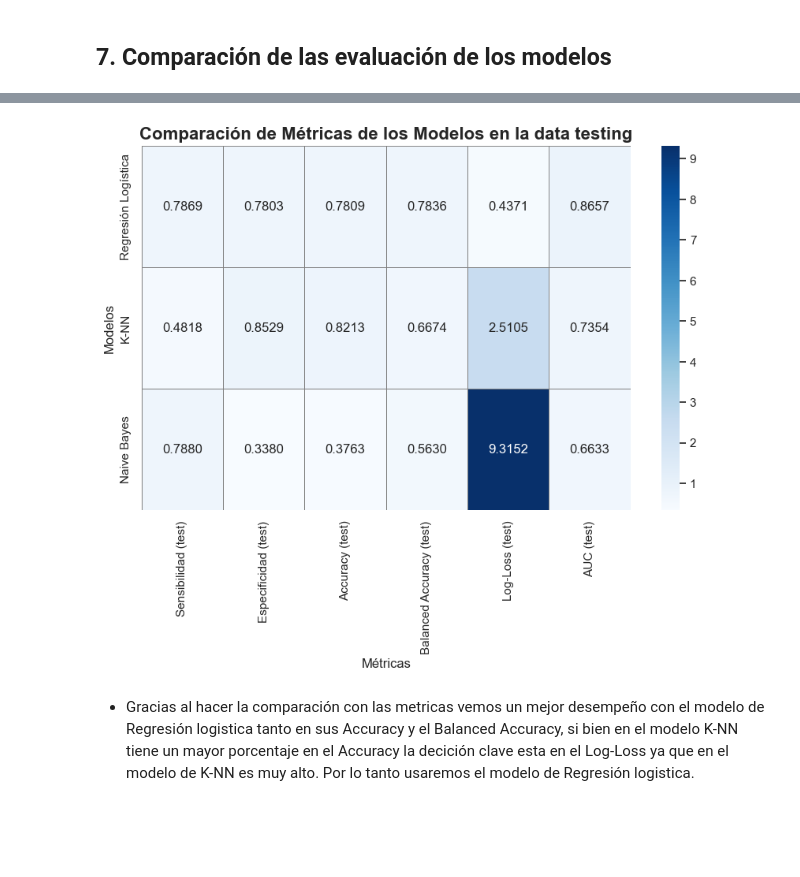
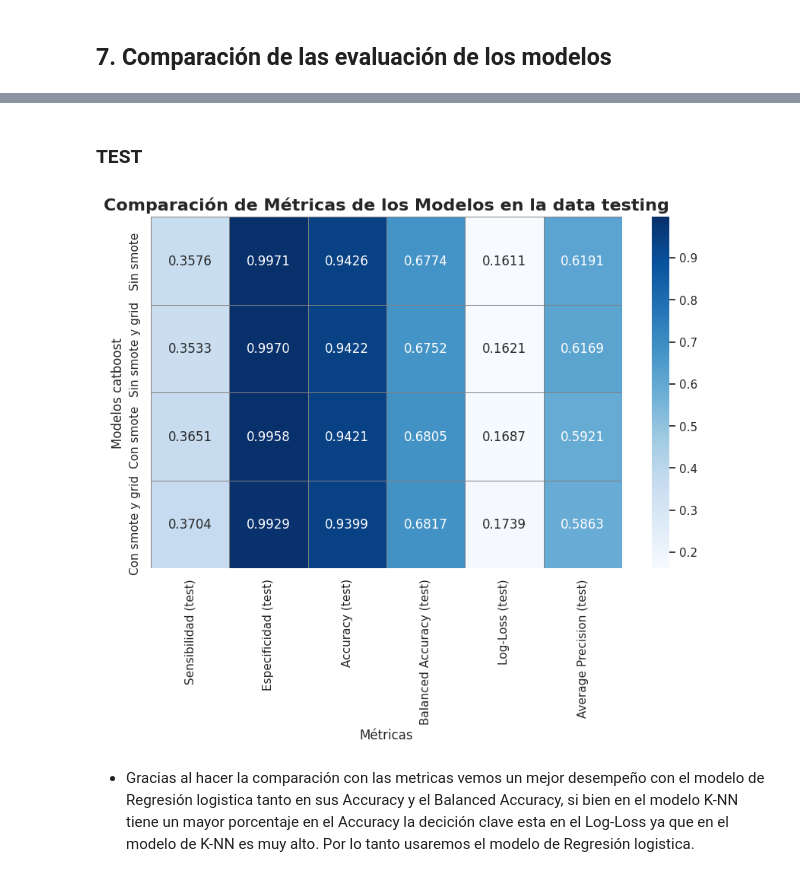
Before and after one commit to CieloLozada/Proyecto-final---Futura-, a Jupyter notebook: HRAnalytics_Parte2.ipynb, the cells around one changed output, grey strips where cells are left out. Cells and saved outputs as stored; diff of their text form; code cells hidden in the pictures; blank space fills up the shorter version.

```diff
--- a/HRAnalytics_Parte2.ipynb
+++ b/HRAnalytics_Parte2.ipynb
@@ -628,0 +979,13 @@ Balanced Accuracy: 0.6273
+# %%
+from catboost import CatBoostClassifier, Pool
+from sklearn.model_selection import train_test_split
+from sklearn.metrics import accuracy_score
+
+# Inicializar el modelo con algunos hiperparámetros
+model_catboost_border = CatBoostClassifier(iterations=1000,
+                           learning_rate=0.1,
+                           depth=6,
+                           verbose=100)
+
+# Entrenar el modelo
+model_catboost_border.fit(X_train_border_catboost , y_train_border_catboost )
@@ -628,0 +1067,11 @@ Balanced Accuracy: 0.6273
+# %%
+recall_scorer = make_scorer(recall_score, pos_label='PROMOVIDO')
+
+grid_search_catboost_sm = GridSearchCV(estimator=model_catboost_grid_sm,
+                           param_grid=param_grid,
+                           scoring=recall_scorer,
+                           cv=5,  # Puedes ajustar el número de folds
+                           verbose=2,
+                           n_jobs=4)
+
+grid_search_catboost_sm.fit(X_train_border_catboost , y_train_border_catboost)
@@ -795,37 +1279,35 @@ AUC (test): 0.6633
+# %% [markdown]
+### TEST
 # %%
-import pandas as pd
-import seaborn as sns
-import matplotlib.pyplot as plt
-
 # Crear un diccionario con los resultados de cada modelo
 results = {
-    'Modelo': ['Regresión Logística', 'K-NN', 'Naive Bayes'],
-    'Sensibilidad (test)': [sensitivity_log_test, sensitivity_knn_test, sensitivity_nb_test],
-    'Especificidad (test)': [specificity_log_test, specificity_knn_test, specificity_nb_test],
-    'Accuracy (test)': [accuracy_log_test, accuracy_knn_test, accuracy_nb_test],
-    'Balanced Accuracy (test)': [balanced_accuracy_log_test, balanced_accuracy_knn_test, balanced_accuracy_nb_test],
-    'Log-Loss (test)': [logloss_log_test, logloss_knn_test, logloss_nb_test],
-    'AUC (test)': [roc_auc_log_test, roc_auc_knn_test, roc_auc_nb_test]
+    'Modelo': ['Sin smote', 'Sin smote y grid', 'Con smote', 'Con smote y grid'],
+    'Sensibilidad (test)': [sensitivity_catboost_test, sensitivity_catboost_test_grid, sensitivity_catboost_test_sm, sensitivity_catboost_test_sm_grit],
+    'Especificidad (test)': [specificity_catboost_test, specificity_catboost_test_grid, specificity_catboost_test_sm, specificity_catboost_test_sm_grit],
+    'Accuracy (test)': [accuracy_catboost_test, accuracy_catboost_test_grid, accuracy_catboost_test_sm, accuracy_catboost_test_sm_grit],
+    'Balanced Accuracy (test)': [balanced_accuracy_catboost_test, balanced_accuracy_catboost_test_grid, balanced_accuracy_catboost_test_sm, balanced_accuracy_catboost_test_sm_grit],
+    'Log-Loss (test)': [logloss_catboost_test, logloss_catboost_test_grid, logloss_catboost_test_sm, logloss_catboost_test_sm_grit],
+    'Average Precision (test)': [average_precision_catboost_test, average_precision_catboost_test_grid, average_precision_catboost_test_sm, average_precision_catboost_test_sm_grit]
 }
 
 # Crear un DataFrame de pandas
 results_df = pd.DataFrame(results)
 
 # Configuración para la visualización
 plt.figure(figsize=(10, 6))
 sns.set(style="whitegrid")
 
 # Crear la tabla con seaborn
 table = sns.heatmap(results_df.set_index('Modelo'), annot=True, fmt=".4f", cmap='Blues', cbar=True, linewidths=.5, linecolor='gray')
 
 # Personalización de la tabla
 table.set_title('Comparación de Métricas de los Modelos en la data testing', fontweight='bold', fontsize=16)
 plt.xlabel('Métricas', fontsize=12)
-plt.ylabel('Modelos', fontsize=12)
+plt.ylabel('Modelos catboost', fontsize=12)
 
 # Mostrar la tabla
 plt.show()
 # %% [output]
-[figure, old version]
+[figure, new version]
 # %% [markdown]
 - Gracias al hacer la comparación con las metricas vemos un mejor desempeño con el modelo de Regresión logistica tanto en sus Accuracy y el Balanced Accuracy, si bien en el modelo K-NN tiene un mayor porcentaje en el Accuracy la decición clave esta en el Log-Loss ya que en el modelo de K-NN es muy alto. Por lo tanto usaremos el modelo de Regresión logistica.
```
Also changed, not shown: parts of 75 cells of this notebook.
